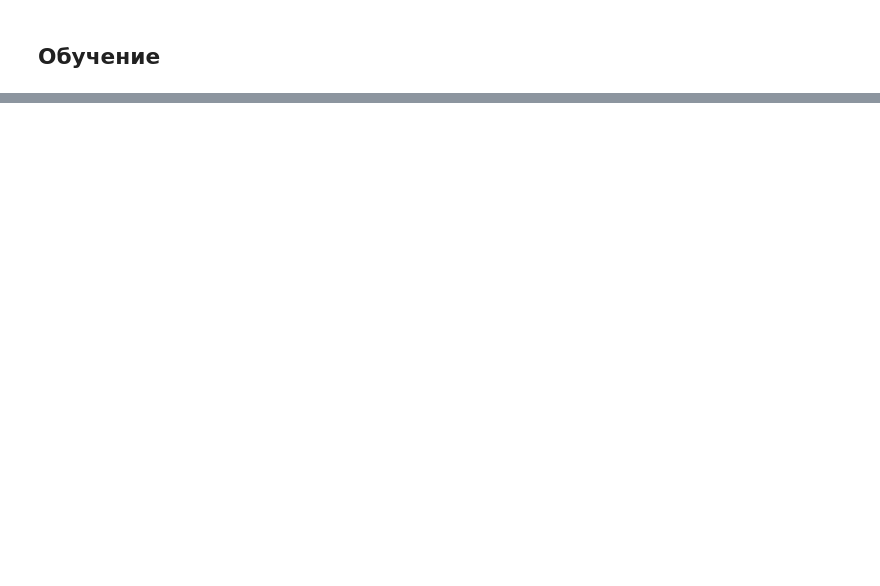
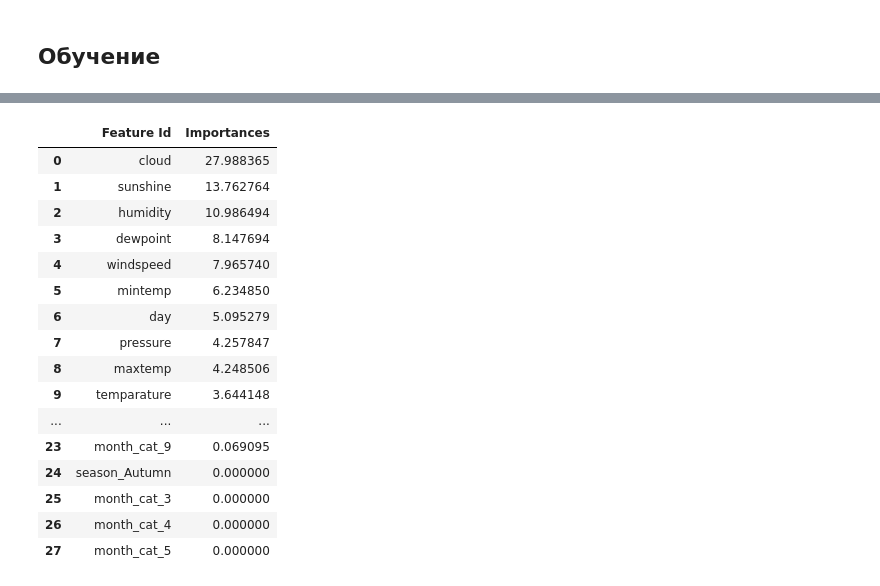
Before and after one commit to barbak11/rainfall_prediction, a Jupyter notebook: rainfall.ipynb, the cells around one changed output, grey strips where cells are left out. Drawn from its saved outputs; the diff is of its cells as text; code cells hidden in the pictures; blank space fills up the shorter version.

```diff
--- a/rainfall.ipynb
+++ b/rainfall.ipynb
@@ -577,0 +687,7 @@ NameError: name 'algorithm_name' is not defined
+# %%
+best_model = cb.CatBoostClassifier(n_estimators=261, depth=4, learning_rate=0.06634789518887471, verbose=0, random_state=42)
+# best_model = LogisticRegression(C=1.1156219748122047, solver='liblinear', random_state=42)
+best_model.fit(x_train, y_train)
+evaluate_model(best_model, x_test, y_test, treshhold=0.7)  # Оценка модели на тесте
+print(' ')
+evaluate_model(best_model, x_val, y_val, treshhold=0.7)  # Оценка модели на тесте
@@ -577,0 +712,20 @@ NameError: name 'algorithm_name' is not defined
+# %%
+best_model.get_feature_importance(prettified=True)
+# %% [output]
+|  | Feature Id | Importances |
+| 0 | cloud | 27.988365 |
+| 1 | sunshine | 13.762764 |
+| 2 | humidity | 10.986494 |
+| 3 | dewpoint | 8.147694 |
+| 4 | windspeed | 7.965740 |
+| 5 | mintemp | 6.234850 |
+| 6 | day | 5.095279 |
+| 7 | pressure | 4.257847 |
+| 8 | maxtemp | 4.248506 |
+| 9 | temparature | 3.644148 |
+| ... | ... | ... |
+| 23 | month_cat_9 | 0.069095 |
+| 24 | season_Autumn | 0.000000 |
+| 25 | month_cat_3 | 0.000000 |
+| 26 | month_cat_4 | 0.000000 |
+| 27 | month_cat_5 | 0.000000 |
```
Also changed, not shown: parts of 31 cells of this notebook.
